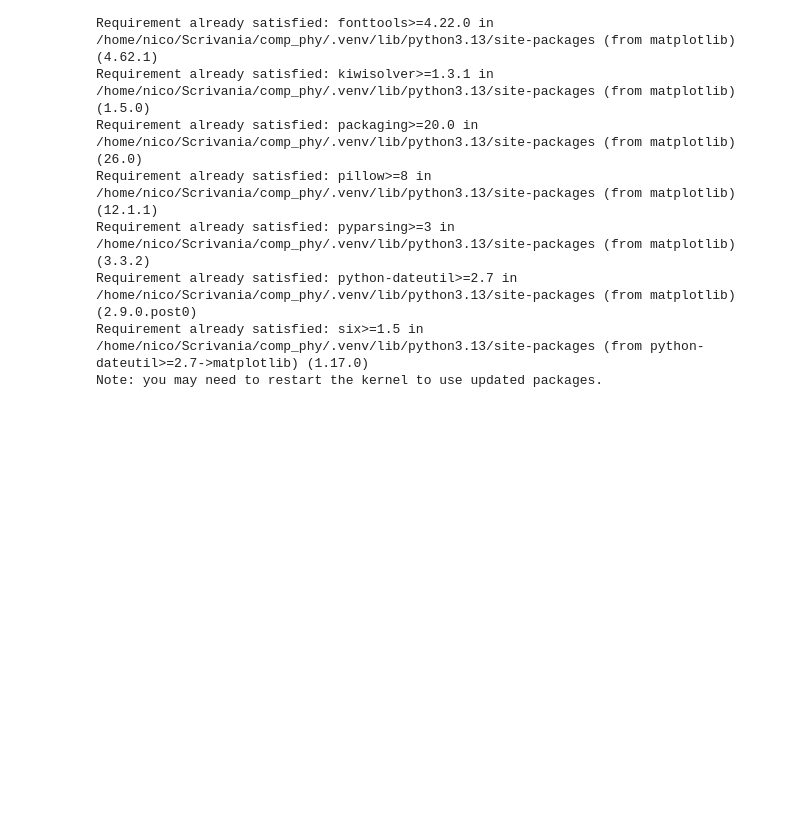
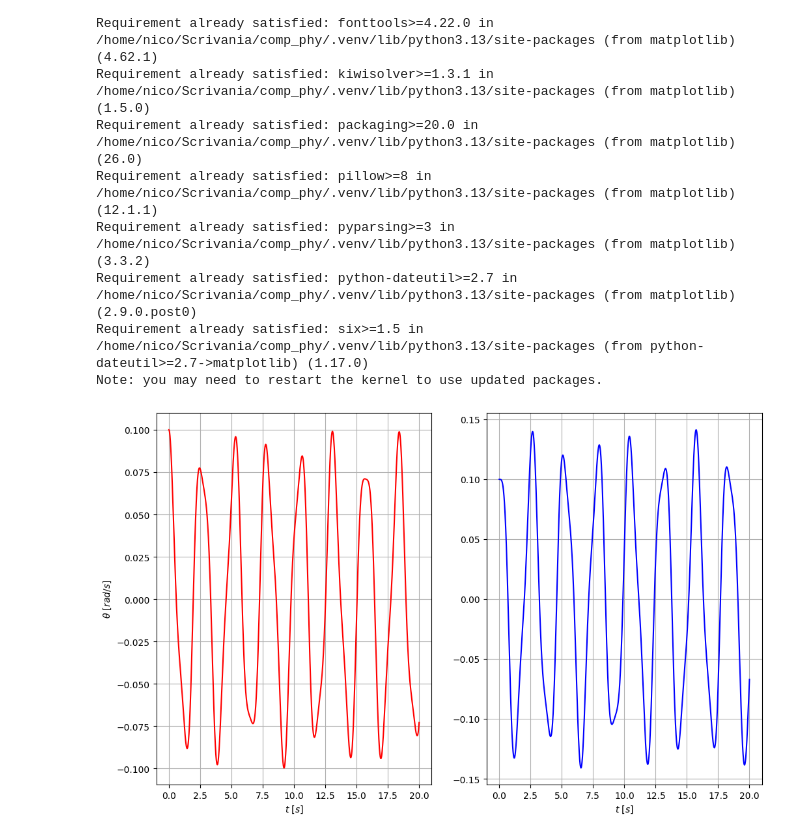
Before and after one commit to nicola-lamaddalena/computational_physics_course, a Jupyter notebook: ode/doppio_pendolo/doppio_pendolo.ipynb, the cells around one changed output. Saved outputs shown, nothing was run; the diff lists cells and outputs as text; code cells hidden in the pictures; blank space fills up the shorter version.

```diff
--- a/ode/doppio_pendolo/doppio_pendolo.ipynb
+++ b/ode/doppio_pendolo/doppio_pendolo.ipynb
@@ -16,4 +16,5 @@ Note: you may need to restart the kernel to use updated packages.
 # %%
 import numpy as np
 import matplotlib.pyplot as plt
+plt.rcParams["figure.figsize"] = [12, 7.42]
 # %%
@@ -34,18 +39,38 @@ def acc(y: list[float], L1: float = 1, L2: float = 2, m1: float = 1, m2: float =
 # %%
 # la funzione non aggiorna correttamente i coefficienti, rivedere l'implementazione utilizzando liste per ognuna delle quattro variabili
-def rk4(theta1: float, theta2: float, omega1: float, omega2: float, h: float, times: list[float]) -> list[float]:
+def rk4(theta1: float, theta2: float, omega1: float, omega2: float, h: float, times: list[float], f: callable) -> tuple[list[float], list[float], list[float], list[float]]:
     h_mezzi, h_sesti = h/2, h/6
+    p1, v1 = np.zeros(len(times)), np.zeros(len(times))
+    p2, v2 = np.zeros(len(times)), np.zeros(len(times))
+
+    p1[0], v1[0], p2[0], v2[0] = theta1, omega1, theta2, omega2
+
     for i in range(1, len(times)):
-        k1 = f(ys[i])
-        k2 = f(ys[i] + h_mezzi * k1)
-        k3 = f(ys[i] + h_mezzi * k2)
-        k4 = f(ys[i] + h * k3)
-        print(k1, k2, k3, k4)
+        k1x1, k1v1, k1x2, k1v2 = f(p1[i-1], v1[i-1], p2[i-1], v2[i-1])
+        k2x1, k2v1, k2x2, k2v2 = f(p1[i-1] + h_mezzi * k1x1, v1[i-1] + h_mezzi * k1v1, p2[i-1] + h_mezzi * k1x2, v2[i-1] + h_mezzi * k1v2)
+        k3x1, k3v1, k3x2, k3v2 = f(p1[i-1] + h_mezzi * k2x1, v1[i-1] + h_mezzi * k2v1, p2[i-1] + h_mezzi * k2x2, v2[i-1] + h_mezzi * k2v2)
+        k4x1, k4v1, k4x2, k4v2 = f(p1[i-1] + h * k3x1, v1[i-1] + h * k3v1, p2[i-1] + h * k3x2, v2[i-1] + h * k3v2)
 
-        ys[i+1] = ys[i] + h_sesti * (k1 + 2*k2 + 2*k3 + k4)
-
-
-    return len(ys)
+        p1[i] = p1[i-1] + h_sesti * (k1x1 + 2*k2x1 + 2*k3x1 + k4x1)
+        v1[i] = v1[i-1] + h_sesti * (k1v1 + 2*k2v1 + 2*k3v1 + k4v1)
+        p2[i] = p2[i-1] + h_sesti * (k1x2 + 2*k2x2 + 2*k3x2 + k4x2)
+        v2[i] = v2[i-1] + h_sesti * (k1v2 + 2*k2v2 + 2*k3v2 + k4v2)
+    return p1, v1, p2, v2
 
 h = 0.001
 times = np.arange(0, 20, h)
+# %%
+p1, v1, p2, v2 = rk4(theta1=0.1, theta2=0.1, omega1=0.0, omega2= 0.0, h=h, times=times, f=acc)
+fig, (ax1, ax2) = plt.subplots(1, 2)
+ax1.plot(times, p1, color="red")
+ax1.set_xlabel(r"$t\ [s]$")
+ax1.set_ylabel(r"$\theta\ [rad/s]$")
+ax1.grid(True)
+
+ax2.plot(times, p2, color="blue")
+ax2.set_xlabel(r"$t\ [s]$")
+ax2.grid(True)
+
+plt.show()
+# %% [output]
+[figure, added]
```
Also changed, not shown: parts of 4 cells of this notebook.
